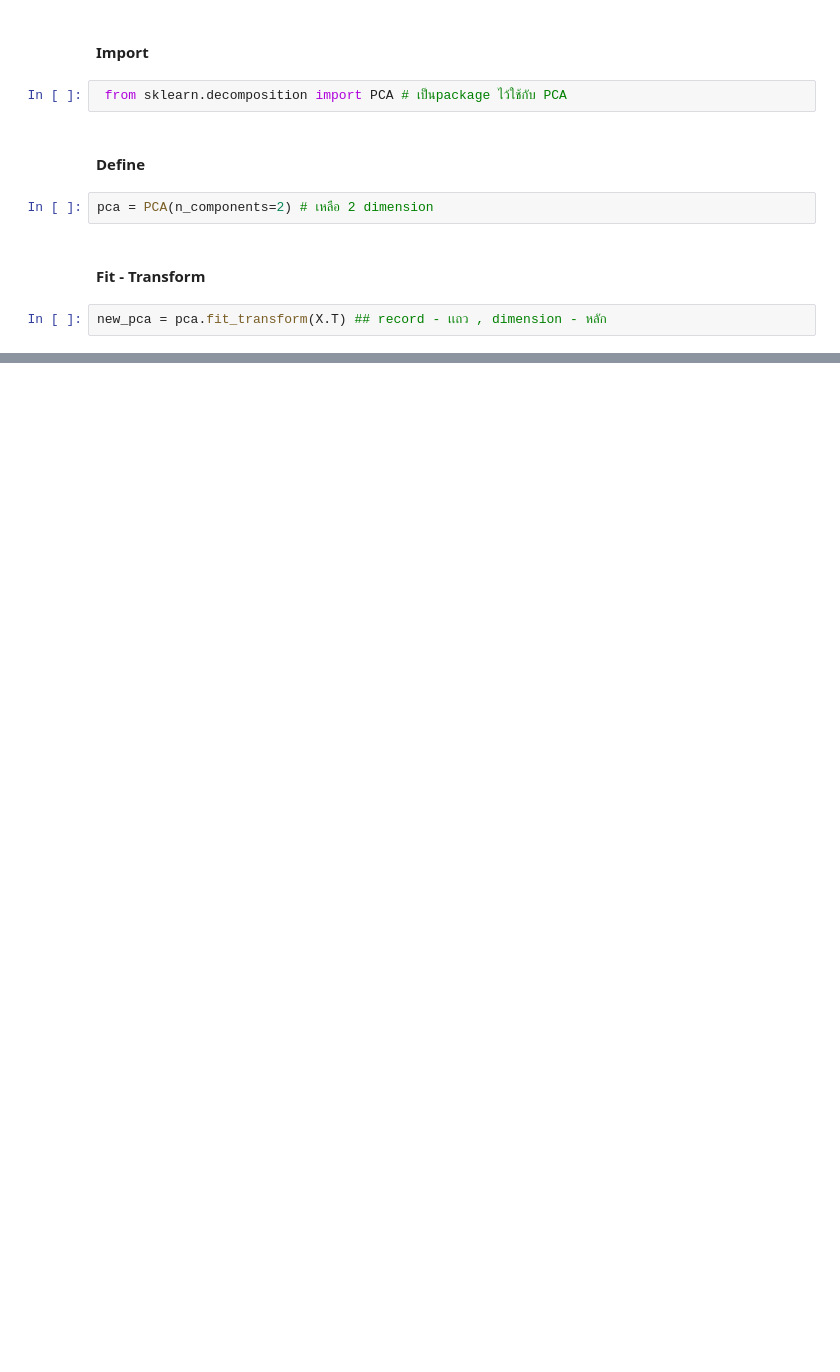
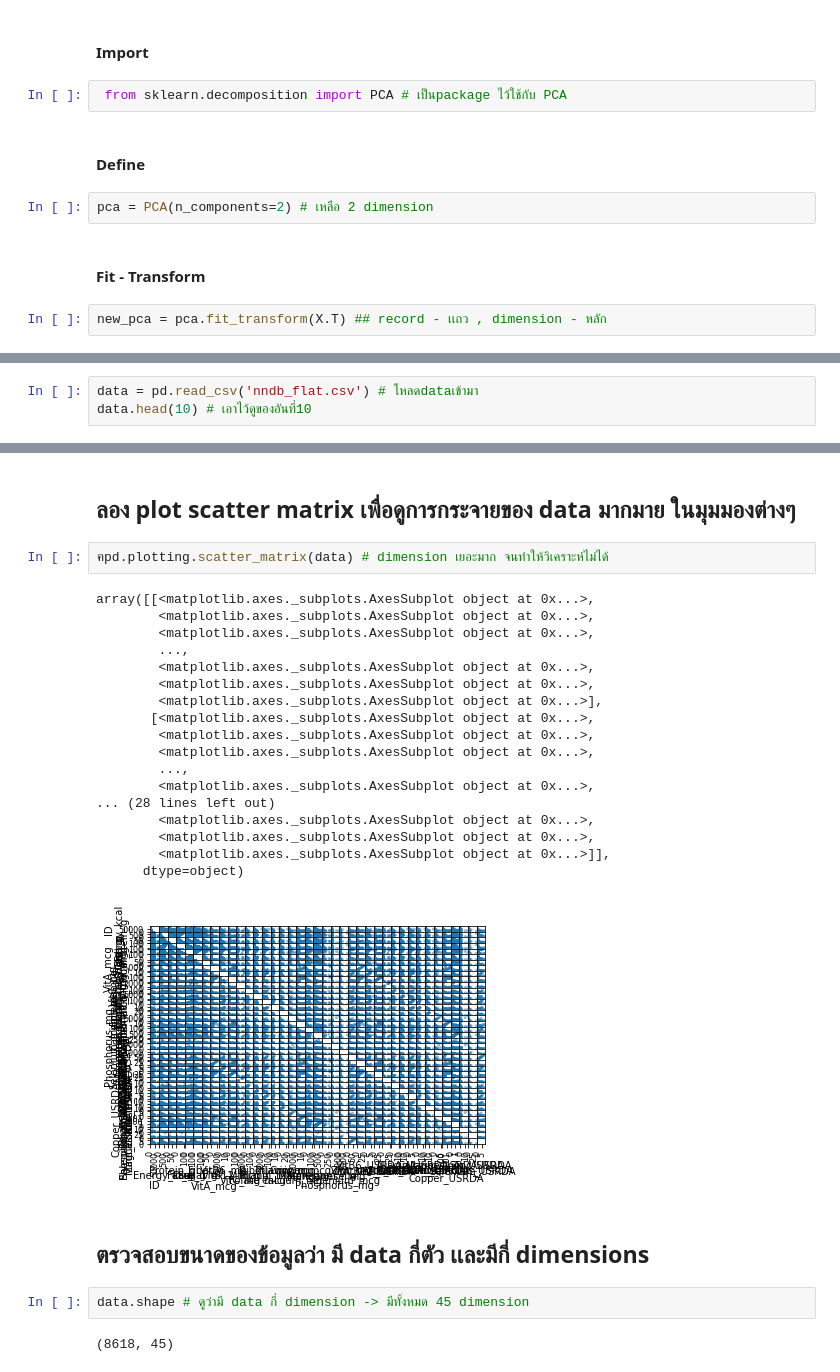
Before and after one commit to SupidchayaTangkidwanich/multivariate, a Jupyter notebook: Chapter3_PCA.ipynb, the cells around one changed output, grey strips where cells are left out. Cells and saved outputs as stored; diff of their text form; blank space fills up the shorter version.

```diff
--- a/Chapter3_PCA.ipynb
+++ b/Chapter3_PCA.ipynb
@@ -435,0 +266,3 @@ plt.plot(new_pca[100:,0],new_pca[100:,1],'oy')
+# %%
+data = pd.read_csv('nndb_flat.csv') # โหลดdataเข้ามา
+data.head(10) # เอาไว้ดูของอันที่10
@@ -435,0 +281,29 @@ plt.plot(new_pca[100:,0],new_pca[100:,1],'oy')
+# %% [markdown]
+## ลอง plot scatter matrix เพื่อดูการกระจายของ data มากมาย ในมุมมองต่างๆ
+# %%
+ฅpd.plotting.scatter_matrix(data) # dimension เยอะมาก จนทำให้วิเคราะห์ไม่ได้
+# %% [output]
+array([[<matplotlib.axes._subplots.AxesSubplot object at 0x...>,
+        <matplotlib.axes._subplots.AxesSubplot object at 0x...>,
+        <matplotlib.axes._subplots.AxesSubplot object at 0x...>,
+        ...,
+        <matplotlib.axes._subplots.AxesSubplot object at 0x...>,
+        <matplotlib.axes._subplots.AxesSubplot object at 0x...>,
+        <matplotlib.axes._subplots.AxesSubplot object at 0x...>],
+       [<matplotlib.axes._subplots.AxesSubplot object at 0x...>,
+        <matplotlib.axes._subplots.AxesSubplot object at 0x...>,
+        <matplotlib.axes._subplots.AxesSubplot object at 0x...>,
+        ...,
+        <matplotlib.axes._subplots.AxesSubplot object at 0x...>,
+... (28 lines left out)
+        <matplotlib.axes._subplots.AxesSubplot object at 0x...>,
+        <matplotlib.axes._subplots.AxesSubplot object at 0x...>,
+        <matplotlib.axes._subplots.AxesSubplot object at 0x...>]],
+      dtype=object)
+[figure, added]
+# %% [markdown]
+## ตรวจสอบขนาดของข้อมูลว่า มี data กี่ตัว เเละมีกี่ dimensions
+# %%
+data.shape # ดูว่ามี data กี่ dimension -> มีทั้งหมด 45 dimension
+# %% [output]
+(8618, 45)
```
Also changed, not shown: parts of 42 cells of this notebook.
